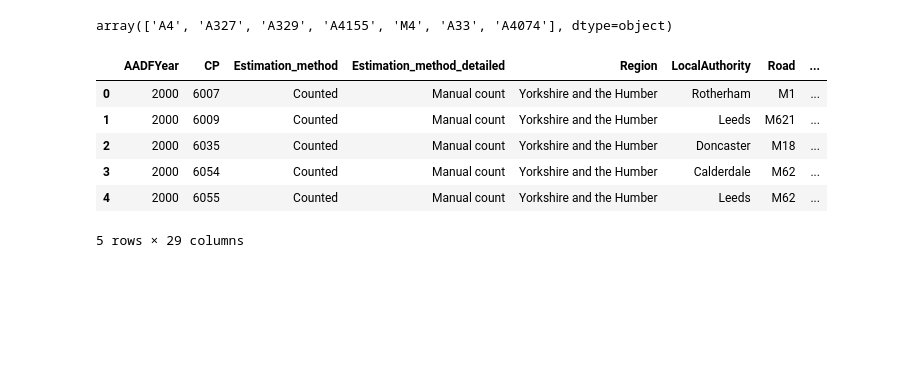
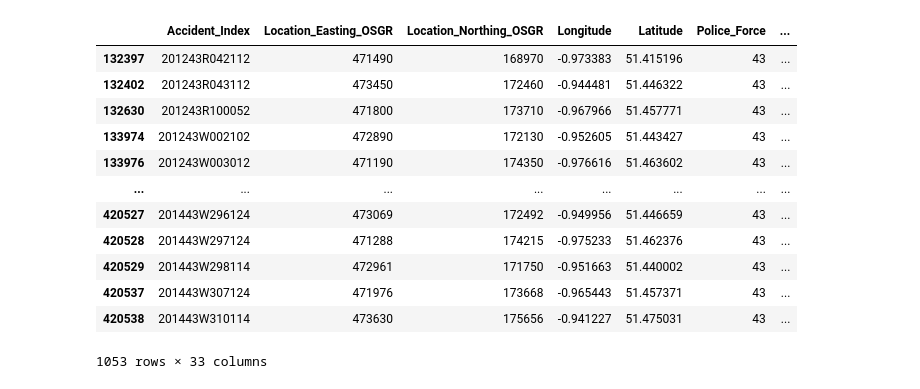
Before and after one commit to worthinternetsystems/radar-machine-learning, a Jupyter notebook: Traffic-accident-basic.ipynb, the cells around one changed output. Saved outputs shown, nothing was run; the diff lists cells and outputs as text; code cells hidden in the pictures; blank space fills up the shorter version.

```diff
--- a/Traffic-accident-basic.ipynb
+++ b/Traffic-accident-basic.ipynb
@@ -11,16 +118,18 @@ df = pd.read_csv(r'2000-16-traffic-flow-england-scotland-wales/ukTrafficAADF.csv
 # %%
-readingCrash = df.loc[df['LocalAuthority'] == "Reading"]
+readingCrash = df.loc[df['Local_Authority_(District)'] == 472]
 # %%
-readingCrash['Road'].unique()
+readingCrash
 # %% [output]
+|  | Accident_Index | Location_Easting_OSGR | Location_Northing_OSGR | Longitude | Latitude | Police_Force | ... |
+| 132397 | 201243R042112 | 471490 | 168970 | -0.973383 | 51.415196 | 43 | ... |
+| 132402 | 201243R043112 | 473450 | 172460 | -0.944481 | 51.446322 | 43 | ... |
+| 132630 | 201243R100052 | 471800 | 173710 | -0.967966 | 51.457771 | 43 | ... |
+| 133974 | 201243W002102 | 472890 | 172130 | -0.952605 | 51.443427 | 43 | ... |
+| 133976 | 201243W003012 | 471190 | 174350 | -0.976616 | 51.463602 | 43 | ... |
+| ... | ... | ... | ... | ... | ... | ... | ... |
+| 420527 | 201443W296124 | 473069 | 172492 | -0.949956 | 51.446659 | 43 | ... |
+| 420528 | 201443W297124 | 471288 | 174215 | -0.975233 | 51.462376 | 43 | ... |
+| 420529 | 201443W298114 | 472961 | 171750 | -0.951663 | 51.440002 | 43 | ... |
+| 420537 | 201443W307124 | 471976 | 173668 | -0.965443 | 51.457371 | 43 | ... |
+| 420538 | 201443W310114 | 473630 | 175656 | -0.941227 | 51.475031 | 43 | ... |
-array(['A4', 'A327', 'A329', 'A4155', 'M4', 'A33', 'A4074'], dtype=object)
+1053 rows × 33 columns
-# %%
-df.head()
-# %% [output]
-|  | AADFYear | CP | Estimation_method | Estimation_method_detailed | Region | LocalAuthority | Road | ... |
-| 0 | 2000 | 6007 | Counted | Manual count | Yorkshire and the Humber | Rotherham | M1 | ... |
-| 1 | 2000 | 6009 | Counted | Manual count | Yorkshire and the Humber | Leeds | M621 | ... |
-| 2 | 2000 | 6035 | Counted | Manual count | Yorkshire and the Humber | Doncaster | M18 | ... |
-| 3 | 2000 | 6054 | Counted | Manual count | Yorkshire and the Humber | Calderdale | M62 | ... |
-| 4 | 2000 | 6055 | Counted | Manual count | Yorkshire and the Humber | Leeds | M62 | ... |
-5 rows × 29 columns
```
Also changed, not shown: parts of 13 cells of this notebook, 1 other file.
